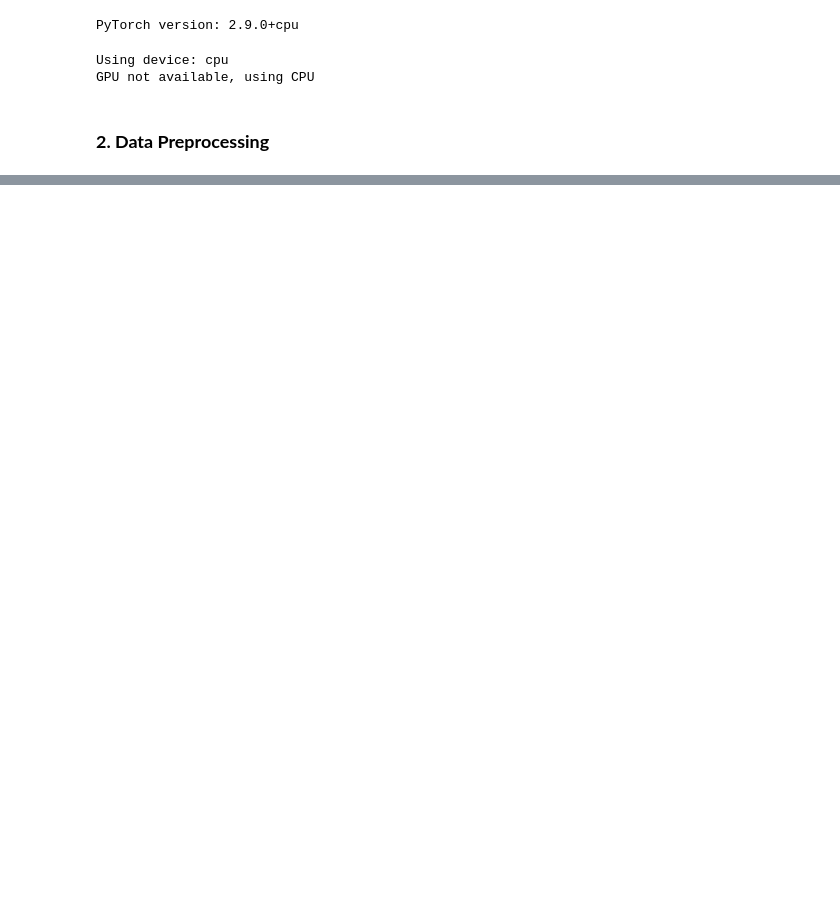
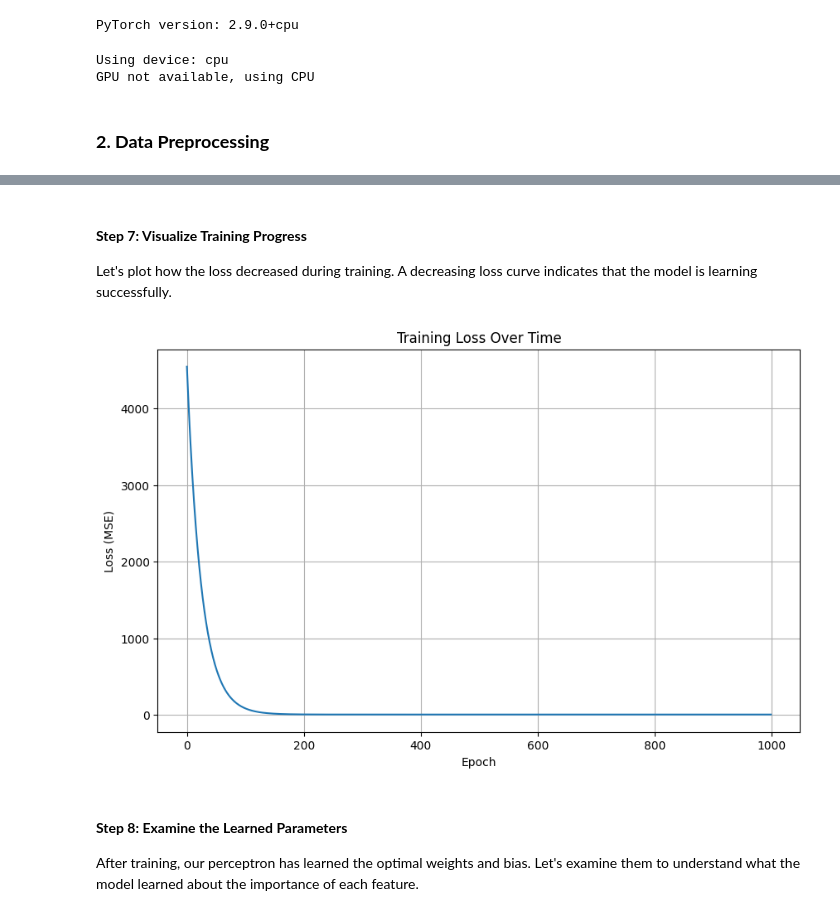
Before and after one commit to sshariqali/UK-AI-Olympiad, a Jupyter notebook: Day 4/neural_networks.ipynb, the cells around one changed output, grey strips where cells are left out. Drawn from its saved outputs; the diff is of its cells as text; code cells hidden in the pictures; blank space fills up the shorter version.

```diff
--- a/Day 4/neural_networks.ipynb
+++ b/Day 4/neural_networks.ipynb
@@ -129,0 +459,7 @@ df
+# %%
+# Define the optimizer
+learning_rate = 0.01
+optimizer = torch.optim.SGD(model.parameters(), lr=learning_rate)
+
+print(f"Optimizer: {optimizer}")
+print(f"Learning rate: {learning_rate}")
@@ -129,0 +491,28 @@ df
+# %%
+# Training loop
+num_epochs = 1000
+loss_history = []  # To track how loss changes over time
+
+for epoch in range(num_epochs):
+    # 1. Forward pass: compute predictions
+    predictions = model(X_tensor)
+
+    # 2. Calculate loss
+    loss = criterion(predictions, y_tensor)
+
+    # 3. Backward pass: compute gradients
+    optimizer.zero_grad()  # Clear previous gradients
+    loss.backward()        # Compute new gradients
+
+    # 4. Update weights
+    optimizer.step()
+
+    # Store loss for plotting
+    loss_history.append(loss.item())
+
+    # Print progress every 100 epochs
+    if (epoch + 1) % 100 == 0:
+        print(f'Epoch [{epoch+1}/{num_epochs}], Loss: {loss.item():.4f}')
+
+print(f"\nTraining complete!")
+print(f"Final Loss: {loss.item():.4f}")
@@ -129,0 +533,19 @@ df
+# %% [markdown]
+#### **Step 7: Visualize Training Progress**
+
+Let's plot how the loss decreased during training. A decreasing loss curve indicates that the model is learning successfully.
+# %%
+# Plot the loss curve
+plt.figure(figsize=(10, 6))
+plt.plot(loss_history)
+plt.xlabel('Epoch')
+plt.ylabel('Loss (MSE)')
+plt.title('Training Loss Over Time')
+plt.grid(True)
+plt.show()
+# %% [output]
+[figure, added]
+# %% [markdown]
+#### **Step 8: Examine the Learned Parameters**
+
+After training, our perceptron has learned the optimal weights and bias. Let's examine them to understand what the model learned about the importance of each feature.
```
Also changed, not shown: parts of 39 cells of this notebook, 1 other file.
